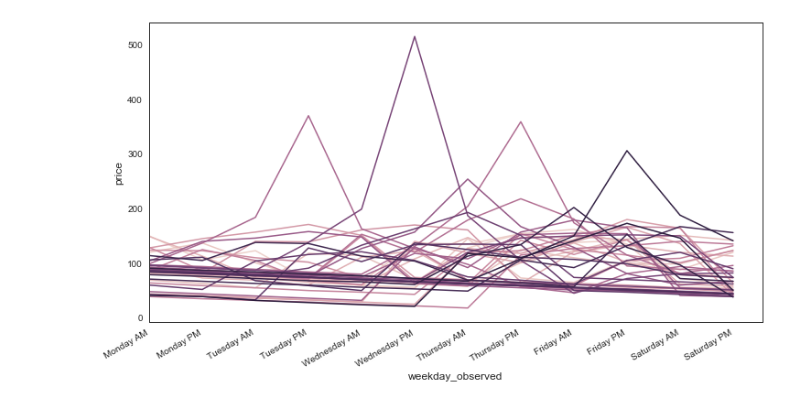
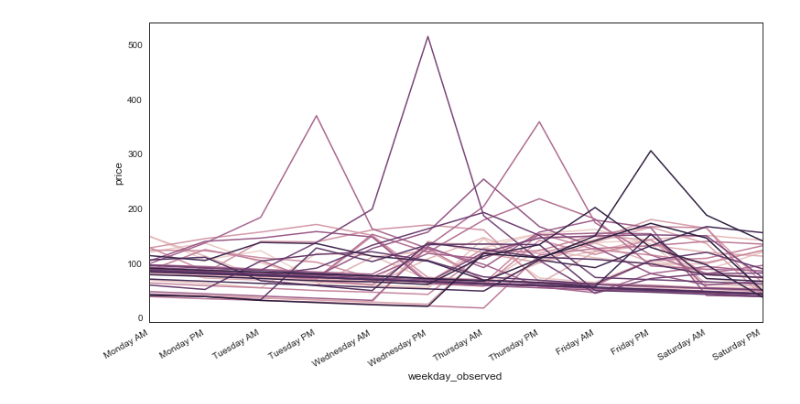
Before and after one commit to ys-lin14/acnh-clustering, a Jupyter notebook: trend_classification.ipynb, the cells around one changed output. Saved outputs shown, nothing was run; the diff lists cells and outputs as text; code cells hidden in the pictures.

```diff
--- a/trend_classification.ipynb
+++ b/trend_classification.ipynb
@@ -46,7 +46,7 @@ def datetime_to_weekday(data):
     data['weekday_observed'] = weekday_observed
     return data
 
-def pivot(data):
+def pivot(data, is_combined_data=True):
     """Pivot the data
 
     Args:
@@ -56,18 +56,24 @@ def pivot(data):
 
     Returns:
         pivot_table (dataframe):
-            pivot table of the data with incremented indices in place of
-            user_id and island_id
-         _________________________________________________________________
-        |   -   | Monday AM | Monday PM | ... | Saturday AM | Saturday PM |
-        | index |     -     |     -     | ... |      -      |      -      |
-        |   0   |   price   |   price   | ... |    price    |    price    |
+            pivot table of the data with incremented trend numbers in place
+            of user_id and island_id
+             _______________________________________________________
+            |     -     | Monday AM | Monday PM | ... | Saturday PM |
+            | trend_id  |     -     |     -     | ... |      -      |
+            |      0    |   price   |   price   | ... |    price    |
     """
+
+    not_combined_data = not(is_combined_data)
+    if (not_combined_data):
+        index=['user_id', 'island_id']
+    else:
+        index='trend_id'
 
     pivot_table = pd.pivot_table(
         data=data,
         values='price',
-        index=['user_id', 'island_id'],
+        index=index,
         columns='weekday_observed'
     )
 
@@ -75,8 +81,9 @@ def pivot(data):
     column_names = data['weekday_observed'].unique()
     pivot_table = pivot_table.reindex(column_names, axis=1)
 
-    # drop user_id, island_id
-    pivot_table.reset_index(drop=True, inplace=True)
+    if (not_combined_data):
+        # drop user_id, island_id
+        pivot_table.reset_index(drop=True, inplace=True)
 
     return pivot_table
 
@@ -99,12 +106,9 @@ def combine(list_of_data):
     combined_data.reset_index(drop=True, inplace=True)
     combined_data.reset_index(inplace=True)
 
-    combined_data = combined_data.melt(
-        id_vars='index',
-        value_name='price'
-    )
-
+    combined_data = combined_data.melt(id_vars='index', value_name='price')
     combined_data.reset_index(drop=True, inplace=True)
+    combined_data.rename(columns={'index': 'trend_id'}, inplace=True)
 
     return combined_data
 # %%
@@ -131,16 +135,16 @@ xticks = combined_sell_data['weekday_observed'].unique()
 # %%
 plt.figure(figsize=(12, 6))
 combined_sell_data_plot = sns.lineplot(
     x='weekday_observed',
     y='price',
-    hue='index',
+    hue='trend_id',
     data=combined_sell_data,
     sort=False,
     legend=False
 )
 
 combined_sell_data_plot.set_xticklabels(xticks, rotation=30, ha='right')
-plt.xlim(0, )
+plt.xlim(0, 11)
 plt.show()
 # %% [output]
-[figure, old version]
+[figure, new version]
```
Also changed, not shown: parts of 2 cells of this notebook.
